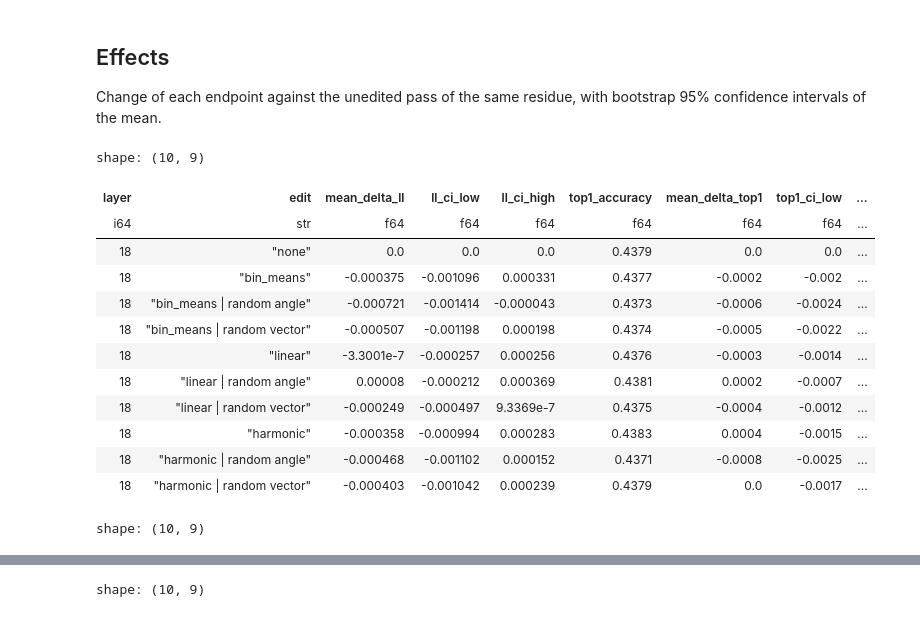
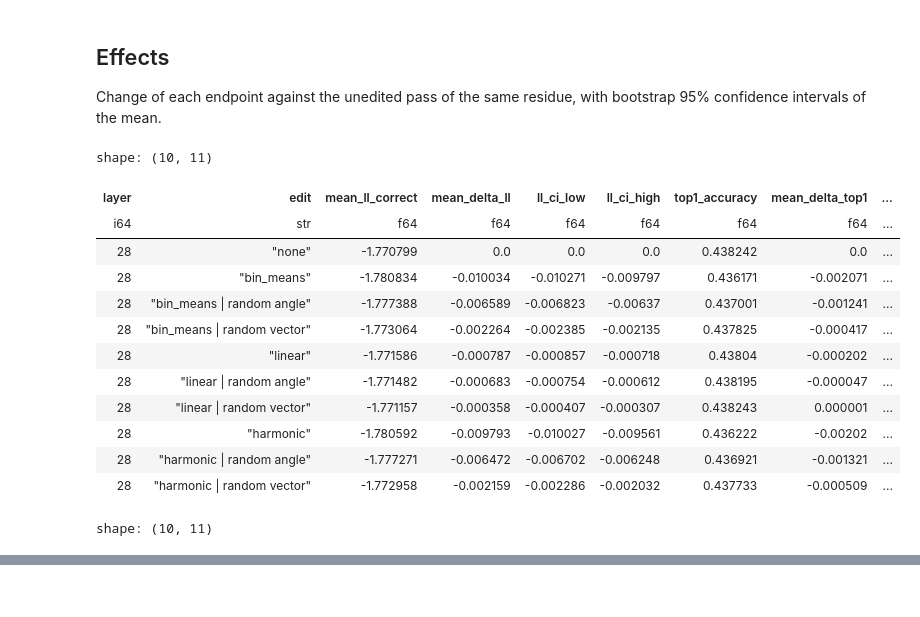
Before and after one commit to marcosbolanos/biomanifolds, a Jupyter notebook: notebooks/03_angle_ablation_test.ipynb, the cells around one changed output, grey strips where cells are left out. Drawn from its saved outputs; the diff is of its cells as text; code cells hidden in the pictures.

```diff
--- a/notebooks/03_angle_ablation_test.ipynb
+++ b/notebooks/03_angle_ablation_test.ipynb
@@ -14,23 +14,23 @@ We're going to
     -   Top-1 accuracy (is the top prediction changing ?)
     -   95% confidence intervals from each, computed from deciles for effect
 # %%
-import hashlib
 import json
 
 import numpy as np
 import polars as pl
 import torch
+from tqdm.auto import tqdm
 from transformers import AutoTokenizer, EsmForMaskedLM
 
 from biomanifolds import config
 from biomanifolds.datasets import swissprot
 from biomanifolds.labels import af2_structure_labels
 
-LAYERS = [18, 28, 30]
+LAYERS = [28, 30]  # layer 18 had no effect in the 10k-residue run (results in steering/nb03)
 MODEL = "facebook/esm2_t30_150M_UR50D"
-N_RESIDUES = 10000
-AA = "ACDEFGHIKLMNPQRSTVWY"  # order of the saved amino-acid log-probabilities
-OUT_DIR = config.data_path("steering") / "nb03"  # results of this notebook
+N_RESIDUES = 1_000_000
+AA = "ACDEFGHIKLMNPQRSTVWY"  # order of the saved amino-acid log-probabilitiesso
+OUT_DIR = config.data_path("steering") / "nb03_1M"  # results of this notebook
 OUT_DIR.mkdir(parents=True, exist_ok=True)
 rng = np.random.default_rng(0)
 
@@ -48,15 +48,11 @@ tokenizer = AutoTokenizer.from_pretrained(MODEL)
 model = EsmForMaskedLM.from_pretrained(MODEL, attn_implementation="sdpa").eval().to(device)
 
 
-# The sampled test proteins (the same 10% MD5 rule as notebook 2)
-def in_sample(accession):
-    return int(hashlib.md5(accession.encode()).hexdigest()[:8], 16) / 16**8 < 0.10
-
+# All test proteins
 sequences = pl.read_parquet(swissprot.swissprot_dir() / "swissprot.parquet", columns=["accession", "sequence"])
 splits = pl.read_parquet(swissprot.swissprot_dir() / "splits" / "splits.parquet", columns=["accession", "split"])
 test_proteins = (
     sequences.join(splits.filter(pl.col("split") == "test"), on="accession")
-    .filter(pl.col("accession").map_elements(in_sample, return_dtype=pl.Boolean))
     .select("accession", "sequence")
     .sort("accession")
 )
@@ -242,42 +285,51 @@ Change of each endpoint against the unedited pass of the same residue, with boot
 # %%
 from IPython.display import display
 
-# Confidence intervals from deciles
-def bootstrap_ci(x, n=10_000):
-    means = rng.choice(x, (n, len(x))).mean(1)
-    return np.percentile(means, [2.5, 97.5])
+N_BOOT = 2000
 
-# Print out results with confidence intervals
 unedited = results.filter(pl.col("edit") == "none").select("accession", "i", "layer", ll_unedited="log_likelihood", top1_unedited="top1_correct")
-effects = results.join(unedited, on=["accession", "i", "layer"]).with_columns(
+effects = results.drop("aa_log_probs").join(unedited, on=["accession", "i", "layer"]).with_columns(
     delta_ll=pl.col("log_likelihood") - pl.col("ll_unedited"),
     delta_top1=pl.col("top1_correct").cast(pl.Float64) - pl.col("top1_unedited").cast(pl.Float64),
 )
+
+# Bootstrap 95% confidence intervals of the mean, resampling proteins: in each bootstrap sample, every protein gets a multinomial weight
+proteins = effects["accession"].unique().sort()
+boot_weights = rng.multinomial(len(proteins), np.full(len(proteins), 1 / len(proteins)), size=N_BOOT).astype(np.float64)
+
+def bootstrap_ci(group, column):
+    per_protein = pl.DataFrame({"accession": proteins}).join(
+        group.group_by("accession").agg(s=pl.col(column).sum(), n=pl.len()), on="accession", how="left").fill_null(0)
+    means = (boot_weights @ per_protein["s"].to_numpy()) / (boot_weights @ per_protein["n"].to_numpy())
+    return np.percentile(means, [2.5, 97.5])
+
 summary = []
 for (layer, name), group in effects.group_by("layer", "edit", maintain_order=True):
-    ll_low, ll_high = bootstrap_ci(group["delta_ll"].to_numpy())
-    top1_low, top1_high = bootstrap_ci(group["delta_top1"].to_numpy())
-    summary.append({"layer": layer, "edit": name, "mean_delta_ll": group["delta_ll"].mean(), "ll_ci_low": ll_low, "ll_ci_high": ll_high,
+    ll_low, ll_high = bootstrap_ci(group, "delta_ll")
+    top1_low, top1_high = bootstrap_ci(group, "delta_top1")
+    summary.append({"layer": layer, "edit": name, "mean_ll_correct": group["log_likelihood"].mean(),  # mean log p of the correct residue, after the edit
+                    "mean_delta_ll": group["delta_ll"].mean(), "ll_ci_low": ll_low, "ll_ci_high": ll_high,
                     "top1_accuracy": group["top1_correct"].mean(), "mean_delta_top1": group["delta_top1"].mean(),
-                    "top1_ci_low": top1_low, "top1_ci_high": top1_high})
+                    "top1_ci_low": top1_low, "top1_ci_high": top1_high,
+                    "arith_mean_p_correct": group["log_likelihood"].exp().mean()})  # arithmetic mean probability of the correct residue
 summary = pl.DataFrame(summary)
 summary.write_parquet(OUT_DIR / "summary.parquet")
 pl.Config.set_tbl_rows(-1)  # show every row and column
 pl.Config.set_tbl_cols(-1)
 for layer in LAYERS:
     display(summary.filter(pl.col("layer") == layer))
 # %% [output]
-shape: (10, 9)
+shape: (10, 11)
-| layer | edit | mean_delta_ll | ll_ci_low | ll_ci_high | top1_accuracy | mean_delta_top1 | top1_ci_low | ... |
+| layer | edit | mean_ll_correct | mean_delta_ll | ll_ci_low | ll_ci_high | top1_accuracy | mean_delta_top1 | ... |
 | i64 | str | f64 | f64 | f64 | f64 | f64 | f64 | ... |
-| 18 | "none" | 0.0 | 0.0 | 0.0 | 0.4379 | 0.0 | 0.0 | ... |
-| 18 | "bin_means" | -0.000375 | -0.001096 | 0.000331 | 0.4377 | -0.0002 | -0.002 | ... |
-| 18 | "bin_means | random angle" | -0.000721 | -0.001414 | -0.000043 | 0.4373 | -0.0006 | -0.0024 | ... |
-| 18 | "bin_means | random vector" | -0.000507 | -0.001198 | 0.000198 | 0.4374 | -0.0005 | -0.0022 | ... |
-| 18 | "linear" | -3.3001e-7 | -0.000257 | 0.000256 | 0.4376 | -0.0003 | -0.0014 | ... |
-| 18 | "linear | random angle" | 0.00008 | -0.000212 | 0.000369 | 0.4381 | 0.0002 | -0.0007 | ... |
-| 18 | "linear | random vector" | -0.000249 | -0.000497 | 9.3369e-7 | 0.4375 | -0.0004 | -0.0012 | ... |
-| 18 | "harmonic" | -0.000358 | -0.000994 | 0.000283 | 0.4383 | 0.0004 | -0.0015 | ... |
-| 18 | "harmonic | random angle" | -0.000468 | -0.001102 | 0.000152 | 0.4371 | -0.0008 | -0.0025 | ... |
-| 18 | "harmonic | random vector" | -0.000403 | -0.001042 | 0.000239 | 0.4379 | 0.0 | -0.0017 | ... |
+| 28 | "none" | -1.770799 | 0.0 | 0.0 | 0.0 | 0.438242 | 0.0 | ... |
+| 28 | "bin_means" | -1.780834 | -0.010034 | -0.010271 | -0.009797 | 0.436171 | -0.002071 | ... |
+| 28 | "bin_means | random angle" | -1.777388 | -0.006589 | -0.006823 | -0.00637 | 0.437001 | -0.001241 | ... |
+| 28 | "bin_means | random vector" | -1.773064 | -0.002264 | -0.002385 | -0.002135 | 0.437825 | -0.000417 | ... |
+| 28 | "linear" | -1.771586 | -0.000787 | -0.000857 | -0.000718 | 0.43804 | -0.000202 | ... |
+| 28 | "linear | random angle" | -1.771482 | -0.000683 | -0.000754 | -0.000612 | 0.438195 | -0.000047 | ... |
+| 28 | "linear | random vector" | -1.771157 | -0.000358 | -0.000407 | -0.000307 | 0.438243 | 0.000001 | ... |
+| 28 | "harmonic" | -1.780592 | -0.009793 | -0.010027 | -0.009561 | 0.436222 | -0.00202 | ... |
+| 28 | "harmonic | random angle" | -1.777271 | -0.006472 | -0.006702 | -0.006248 | 0.436921 | -0.001321 | ... |
+| 28 | "harmonic | random vector" | -1.772958 | -0.002159 | -0.002286 | -0.002032 | 0.437733 | -0.000509 | ... |
-shape: (10, 9)
+shape: (10, 11)
@@ -296 +347,0 @@ shape: (10, 9)
-shape: (10, 9)
```
Also changed, not shown: parts of 7 cells of this notebook, 15 other files.
